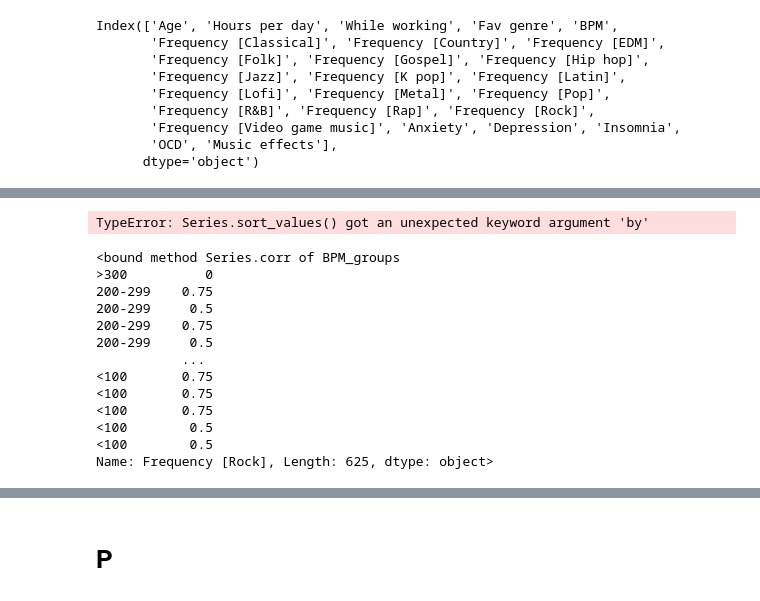
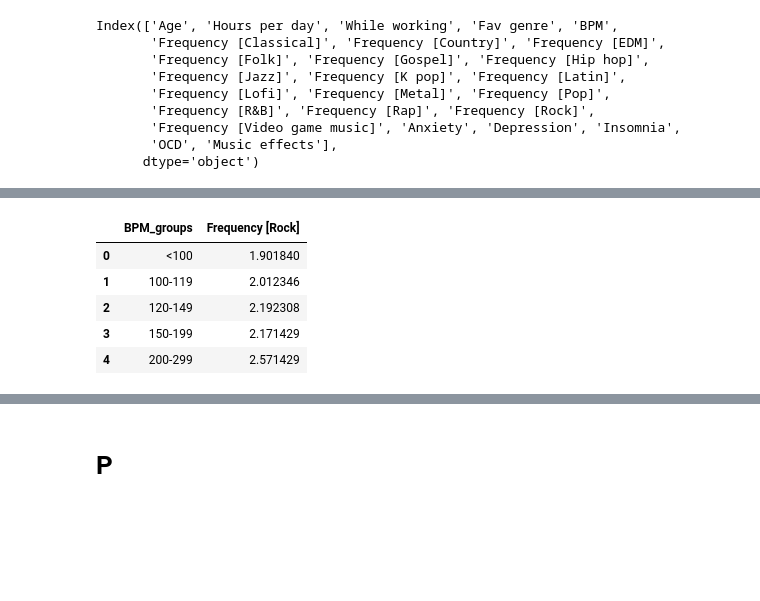
Before and after one commit to TheWizler/project1_group_10, a Jupyter notebook: Sarah's_work/Q3.ipynb, the cells around one changed output, grey strips where cells are left out. Saved outputs shown, nothing was run; the diff lists cells and outputs as text; code cells hidden in the pictures; blank space fills up the shorter version.

```diff
--- a/Sarah's_work/Q3.ipynb
+++ b/Sarah's_work/Q3.ipynb
@@ -108,28 +132,15 @@ df_heat.head()
 # %%
-df_heat = df_heat.groupby("BPM_groups")["Frequency [Rock]"].sum().sort_values(by="BPM_groups", ascending=False)
-df_heat = df_heat.dropna
+df_heat_rock = df_heat.groupby("BPM_groups")["Frequency [Rock]"].mean().reset_index()
 
 # df_heat_rock = df_heat_rock.set_index("BPM_groups")
-df_heat.head()
+df_heat_rock.head()
 # %% [output]
-TypeError: Series.sort_values() got an unexpected keyword argument 'by'
+|  | BPM_groups | Frequency [Rock] |
+| 0 | <100 | 1.901840 |
+| 1 | 100-119 | 2.012346 |
+| 2 | 120-149 | 2.192308 |
+| 3 | 150-199 | 2.171429 |
+| 4 | 200-299 | 2.571429 |
-# %%
-rock_corrs = df_heat["Frequency [Rock]"].corr
-rock_corrs
-# %% [output]
-<bound method Series.corr of BPM_groups
->300          0
-200-299    0.75
-200-299     0.5
-200-299    0.75
-200-299     0.5
-           ...
-<100       0.75
-<100       0.75
-<100       0.75
-<100        0.5
-<100        0.5
-Name: Frequency [Rock], Length: 625, dtype: object>
 # %%
 # Can only show heatmap of BPM and one column
 
```
Also changed, not shown: parts of 29 cells of this notebook, 3 other files.
